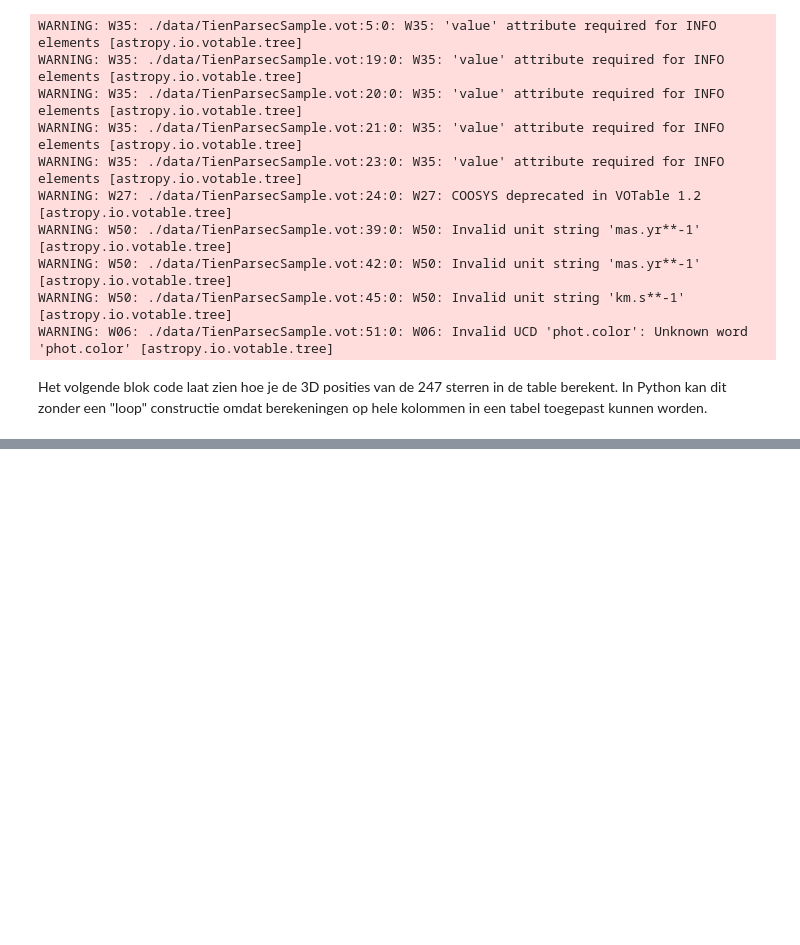
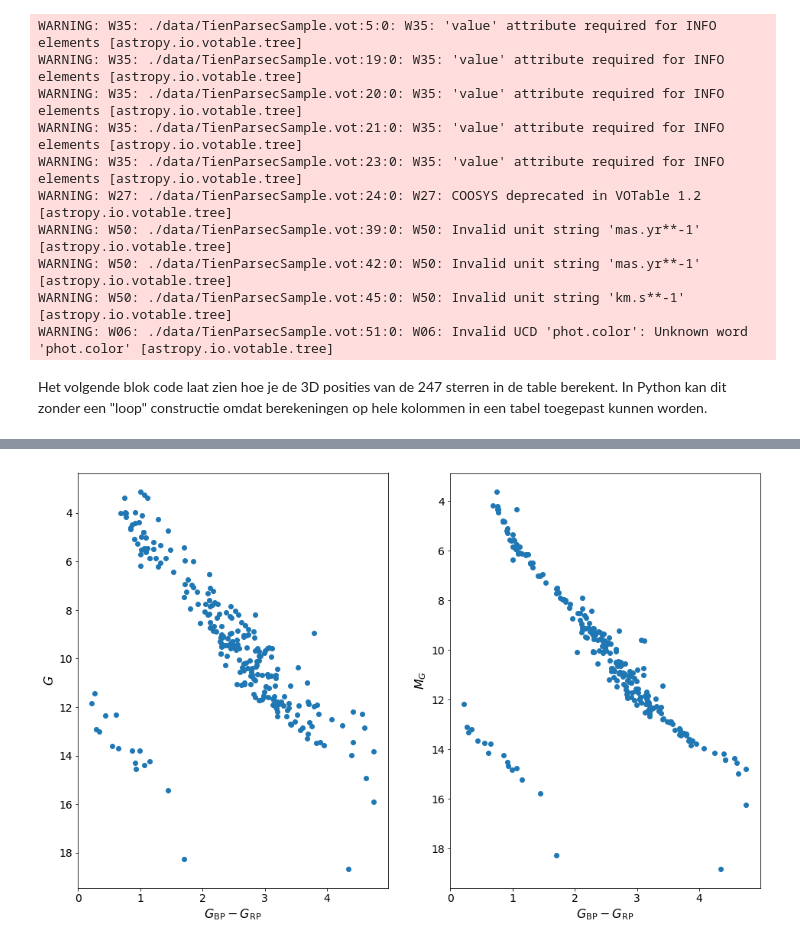
Before and after one commit to agabrown/nwd-2019-gaia-workshop, a Jupyter notebook: TienParsec.ipynb, the cells around one changed output, grey strips where cells are left out. Saved outputs shown, nothing was run; the diff lists cells and outputs as text; code cells hidden in the pictures; blank space fills up the shorter version.

```diff
--- a/TienParsec.ipynb
+++ b/TienParsec.ipynb
@@ -166,0 +229,25 @@ plt.show()
+# %%
+gmag = tienparsec_data['phot_g_mean_mag']
+bpminrp = tienparsec_data['bp_rp']
+
+figcmd = plt.figure(figsize=(16,10))
+axA = figcmd.add_subplot(1,2,1)
+axB = figcmd.add_subplot(1,2,2)
+
+axA.plot(bpminrp, gmag, 'o')
+axA.invert_yaxis()
+axA.set_xlabel('$G_\mathrm{BP}-G_\mathrm{RP}$', fontsize=16)
+axA.set_ylabel('$G$', fontsize=16)
+axA.tick_params(axis="x", labelsize=14)
+axA.tick_params(axis="y", labelsize=14)
+
+axB.plot(bpminrp, gmag+5*np.log10(parallax)-10, 'o')
+axB.invert_yaxis()
+axB.set_xlabel('$G_\mathrm{BP}-G_\mathrm{RP}$', fontsize=16)
+axB.set_ylabel('$M_G$', fontsize=16)
+axB.tick_params(axis="x", labelsize=14)
+axB.tick_params(axis="y", labelsize=14)
+
+plt.show()
+# %% [output]
+[figure, added]
```
Also changed, not shown: parts of 4 cells of this notebook.
